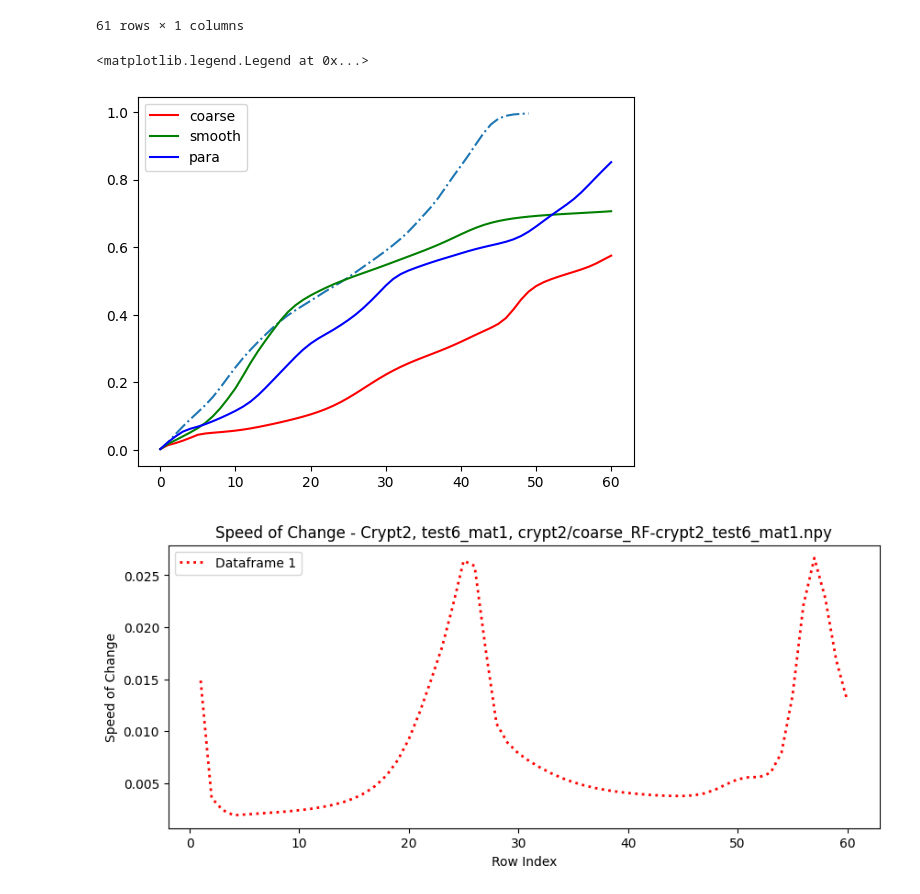
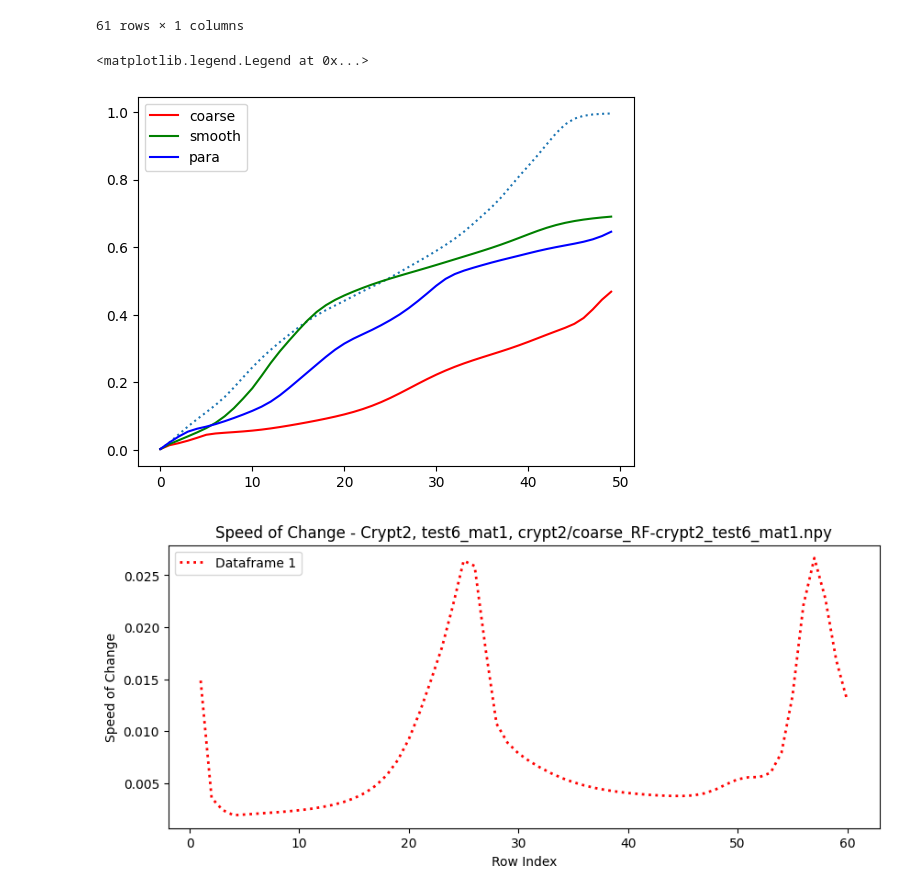
Before and after one commit to purusharths/thesis_archive, a Jupyter notebook: RandomFieldPlots/first_figure/crypt0.ipynb, the cells around one changed output. Drawn from its saved outputs; the diff is of its cells as text; code cells hidden in the pictures.

```diff
--- a/RandomFieldPlots/first_figure/crypt0.ipynb
+++ b/RandomFieldPlots/first_figure/crypt0.ipynb
@@ -201,14 +231,14 @@ crypt_data_list[1][1]
 | 60 | 0.706369 |
 61 rows × 1 columns
 # %%
-plt.plot(np.load("ic_epithelium/crypt1_test1_epi.npy"), linestyle="dashdot")
-plt.plot(crypt_data_list[1][0], "r", label="coarse")
-plt.plot(crypt_data_list[1][1], "g", label="smooth")
-plt.plot(crypt_data_list[1][2], "b", label="para")
+plt.plot(np.load("ic_epithelium/crypt1_test1_epi.npy"), linestyle="dotted")
+plt.plot(crypt_data_list[1][0][:50], "r", label="coarse", linestyle="-")#(0, (3, 1, 1, 1)))
+plt.plot(crypt_data_list[1][1][:50], "g", label="smooth", linestyle="-")#(0, (3, 1, 1, 1)))
+plt.plot(crypt_data_list[1][2][:50], "b", label="para", linestyle="-")#(0, (3, 1, 1, 1)))
 plt.legend()
 # %% [output]
 <matplotlib.legend.Legend at 0x...>
-[figure, old version]
+[figure, new version]
 # %%
 for i, dataframe in enumerate(crypt_data_list[2]):
     # Calculate the differences between consecutive values
```
Also changed, not shown: parts of 21 cells of this notebook, 1 other file.
